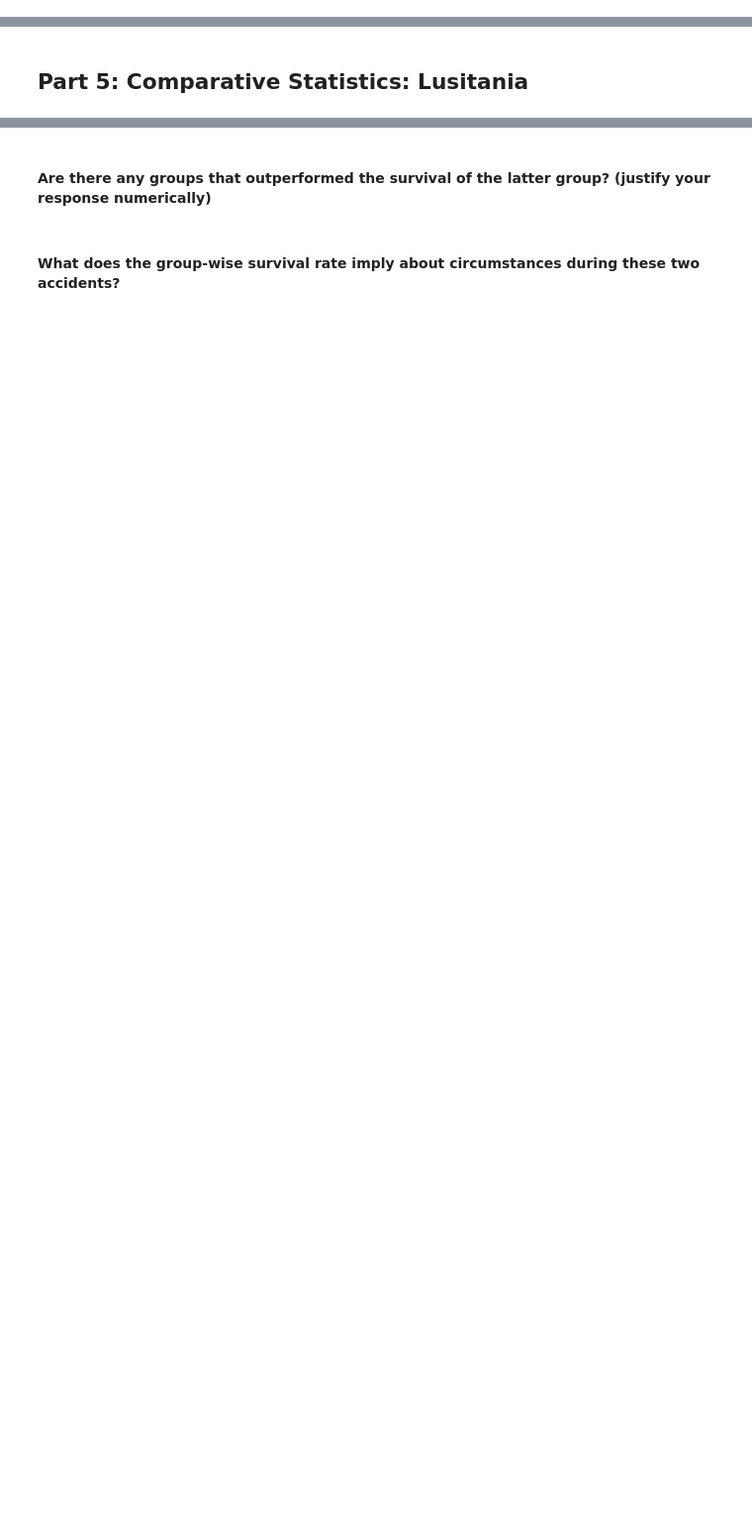
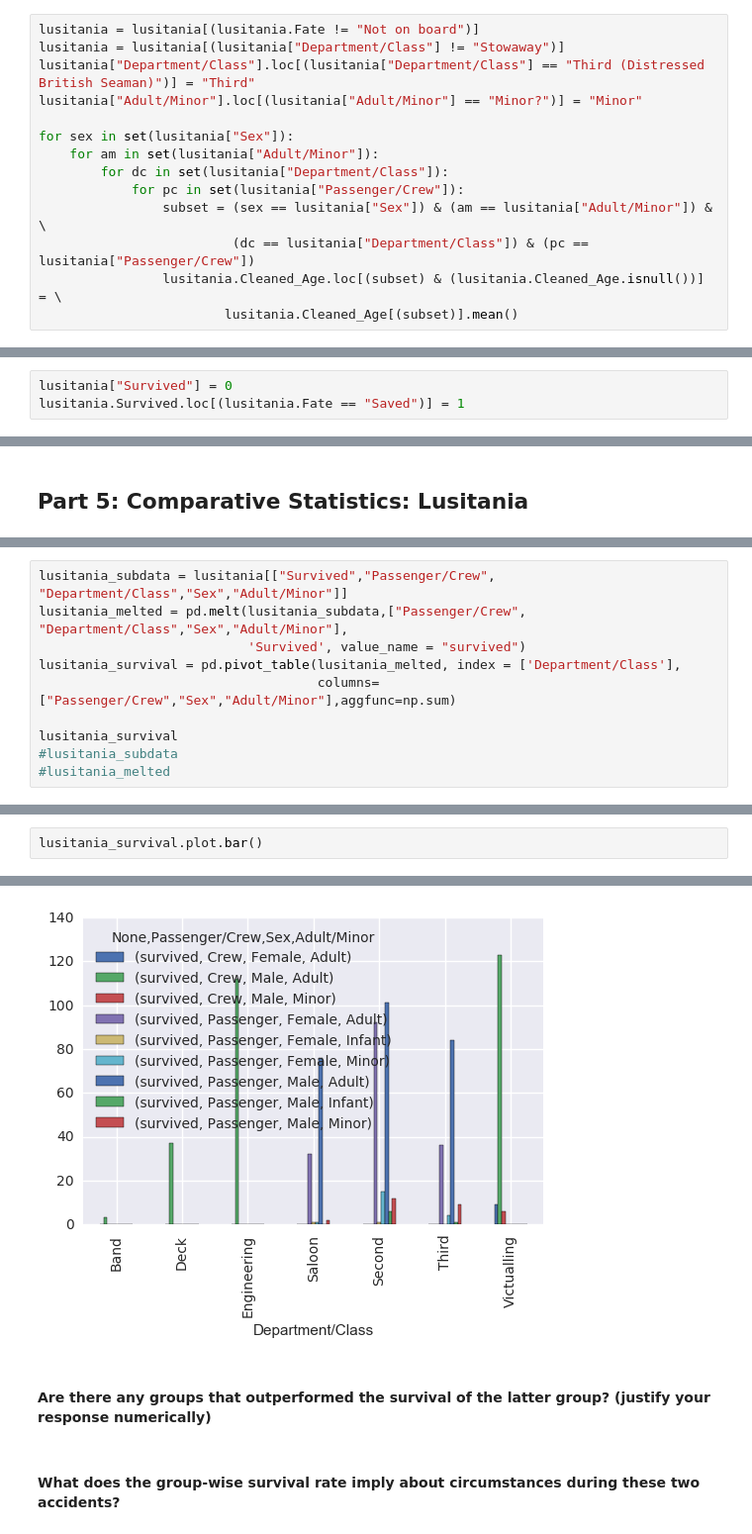
Before and after one commit to davidsanford/DSI_Project_2, a Jupyter notebook: Project_2_JB_JM.ipynb, the cells around one changed output, grey strips where cells are left out. Shown: that part at 99% size. Cells and saved outputs as stored; diff of their text form; blank space fills up the shorter version.

```diff
--- a/Project_2_JB_JM.ipynb
+++ b/Project_2_JB_JM.ipynb
@@ -26,0 +227,14 @@
+# %%
+lusitania = lusitania[(lusitania.Fate != "Not on board")]
+lusitania = lusitania[(lusitania["Department/Class"] != "Stowaway")]
+lusitania["Department/Class"].loc[(lusitania["Department/Class"] == "Third (Distressed British Seaman)")] = "Third"
+lusitania["Adult/Minor"].loc[(lusitania["Adult/Minor"] == "Minor?")] = "Minor"
+
+for sex in set(lusitania["Sex"]):
+    for am in set(lusitania["Adult/Minor"]):
+        for dc in set(lusitania["Department/Class"]):
+            for pc in set(lusitania["Passenger/Crew"]):
+                subset = (sex == lusitania["Sex"]) & (am == lusitania["Adult/Minor"]) & \
+                         (dc == lusitania["Department/Class"]) & (pc == lusitania["Passenger/Crew"])
+                lusitania.Cleaned_Age.loc[(subset) & (lusitania.Cleaned_Age.isnull())] = \
+                        lusitania.Cleaned_Age[(subset)].mean()
@@ -27,3 +243,6 @@
+# %%
+lusitania["Survived"] = 0
+lusitania.Survived.loc[(lusitania.Fate == "Saved")] = 1
 # %% [markdown]
 ## Part 4: Group Statistics
 # %% [markdown]
@@ -36,0 +322,10 @@
+# %%
+lusitania_subdata = lusitania[["Survived","Passenger/Crew", "Department/Class","Sex","Adult/Minor"]]
+lusitania_melted = pd.melt(lusitania_subdata,["Passenger/Crew", "Department/Class","Sex","Adult/Minor"],
+                           'Survived', value_name = "survived")
+lusitania_survival = pd.pivot_table(lusitania_melted, index = ['Department/Class'],
+                                    columns=["Passenger/Crew","Sex","Adult/Minor"],aggfunc=np.sum)
+
+lusitania_survival
+#lusitania_subdata
+#lusitania_melted
@@ -36,0 +345,3 @@
+# %%
+lusitania_survival.plot.bar()
+# %% [output]
@@ -37,3 +349,4 @@
+[figure, added]
 # %% [markdown]
 #### Are there any groups that outperformed the survival of the latter group? (justify your response numerically)
 # %% [markdown]
```
Also changed, not shown: parts of 29 cells of this notebook.
